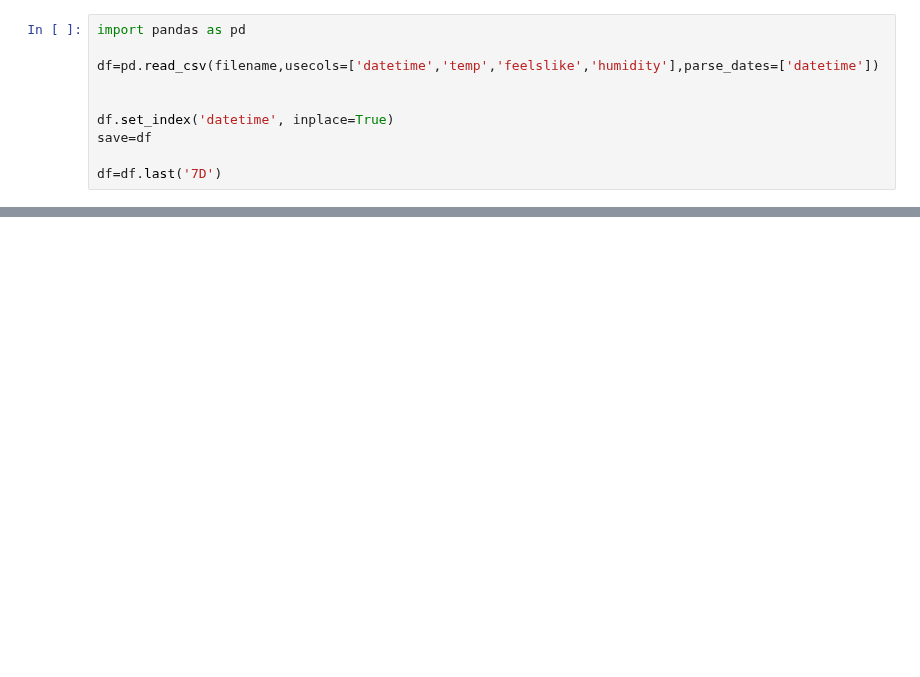
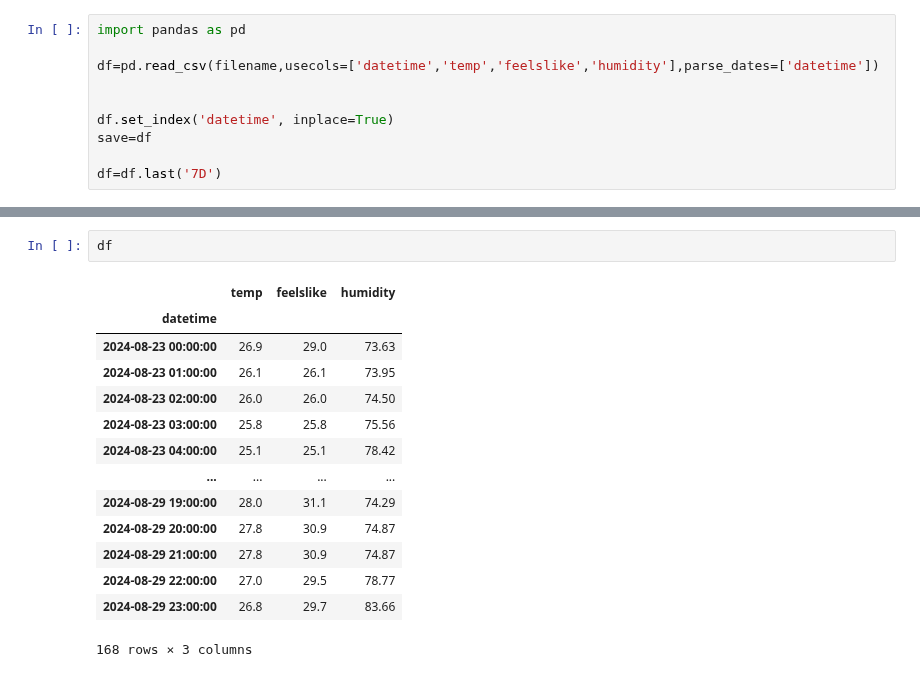
Before and after one commit to werowe/HypatiaAcademy, a Jupyter notebook: stats/current_weather.ipynb, the cells around one changed output, grey strips where cells are left out. Cells and saved outputs as stored; diff of their text form; blank space fills up the shorter version.

```diff
--- a/stats/current_weather.ipynb
+++ b/stats/current_weather.ipynb
@@ -80,0 +130,17 @@ plt.show()
+# %%
+df
+# %% [output]
+|  | temp | feelslike | humidity |
+| datetime |  |  |  |
+| 2024-08-23 00:00:00 | 26.9 | 29.0 | 73.63 |
+| 2024-08-23 01:00:00 | 26.1 | 26.1 | 73.95 |
+| 2024-08-23 02:00:00 | 26.0 | 26.0 | 74.50 |
+| 2024-08-23 03:00:00 | 25.8 | 25.8 | 75.56 |
+| 2024-08-23 04:00:00 | 25.1 | 25.1 | 78.42 |
+| ... | ... | ... | ... |
+| 2024-08-29 19:00:00 | 28.0 | 31.1 | 74.29 |
+| 2024-08-29 20:00:00 | 27.8 | 30.9 | 74.87 |
+| 2024-08-29 21:00:00 | 27.8 | 30.9 | 74.87 |
+| 2024-08-29 22:00:00 | 27.0 | 29.5 | 78.77 |
+| 2024-08-29 23:00:00 | 26.8 | 29.7 | 83.66 |
+168 rows × 3 columns
```
Also changed, not shown: parts of 3 cells of this notebook.
